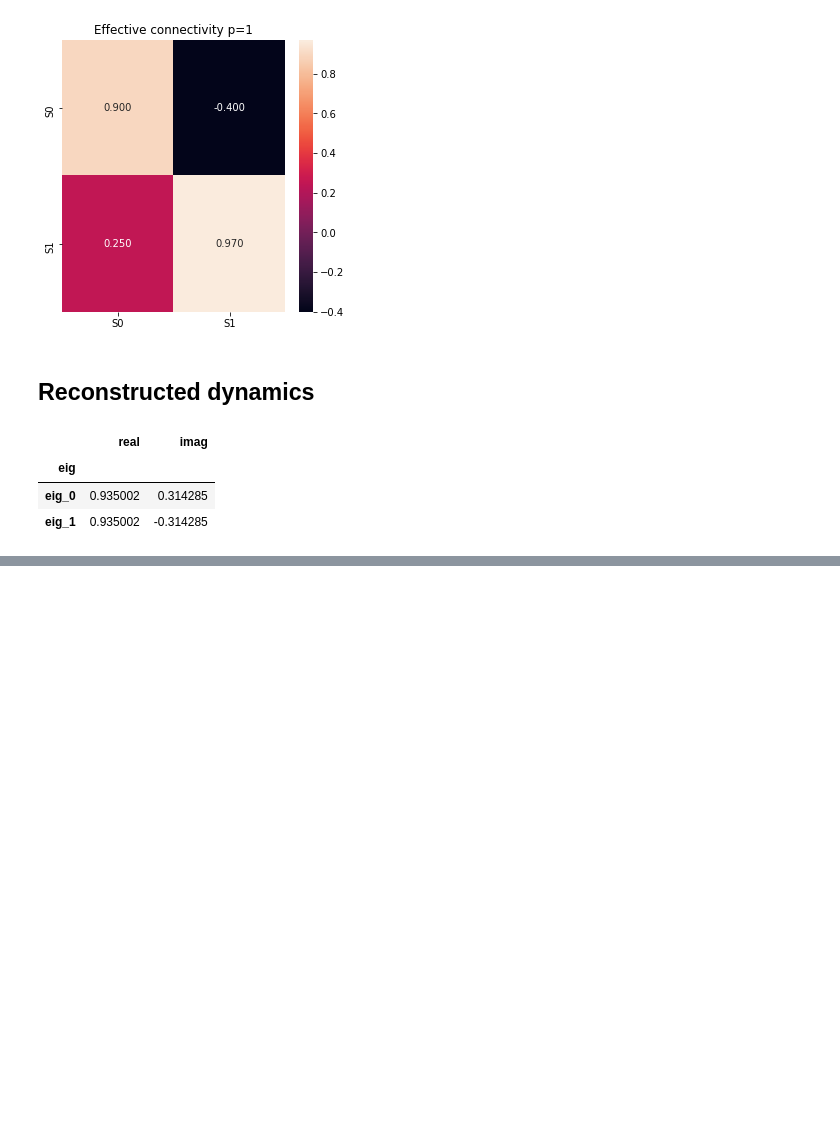
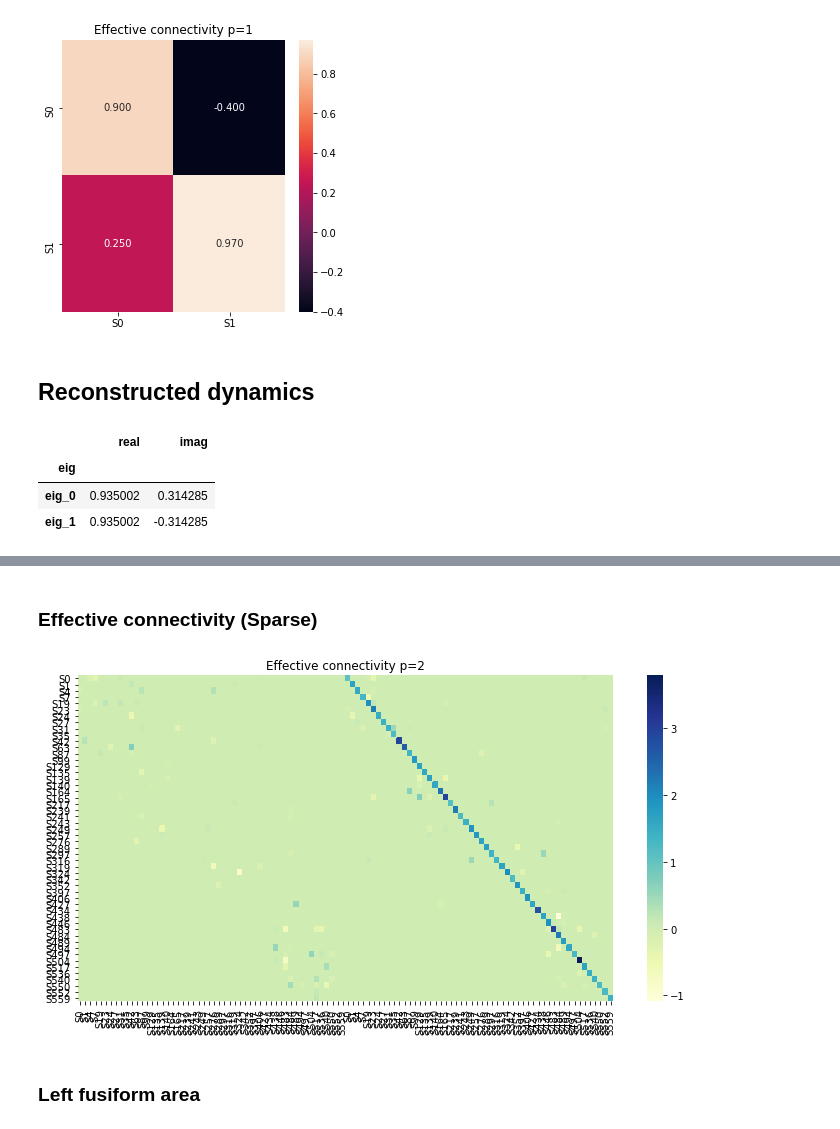
Before and after one commit to BBELAOUCHA/iSDR_cython, a Jupyter notebook: examples/iSDR_example.ipynb, the cells around one changed output, grey strips where cells are left out. Cells and saved outputs as stored; diff of their text form; code cells hidden in the pictures; blank space fills up the shorter version.

```diff
--- a/examples/iSDR_example.ipynb
+++ b/examples/iSDR_example.ipynb
@@ -234,0 +277,8 @@ cl.eigs
+# %% [markdown]
+### Effective connectivity (Sparse)
+# %%
+cl.plot_effective(fig_size=6, annot=False, cmap="YlGnBu")
+# %% [output]
+[figure, added]
+# %% [markdown]
+### Left fusiform area
```
Also changed, not shown: parts of 23 cells of this notebook.
